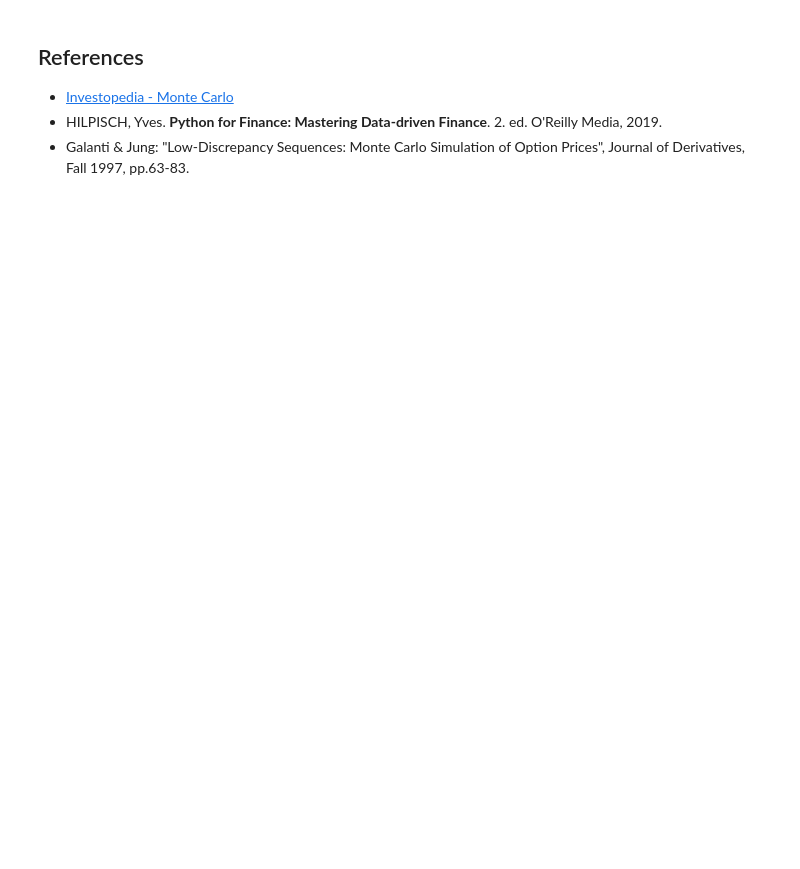
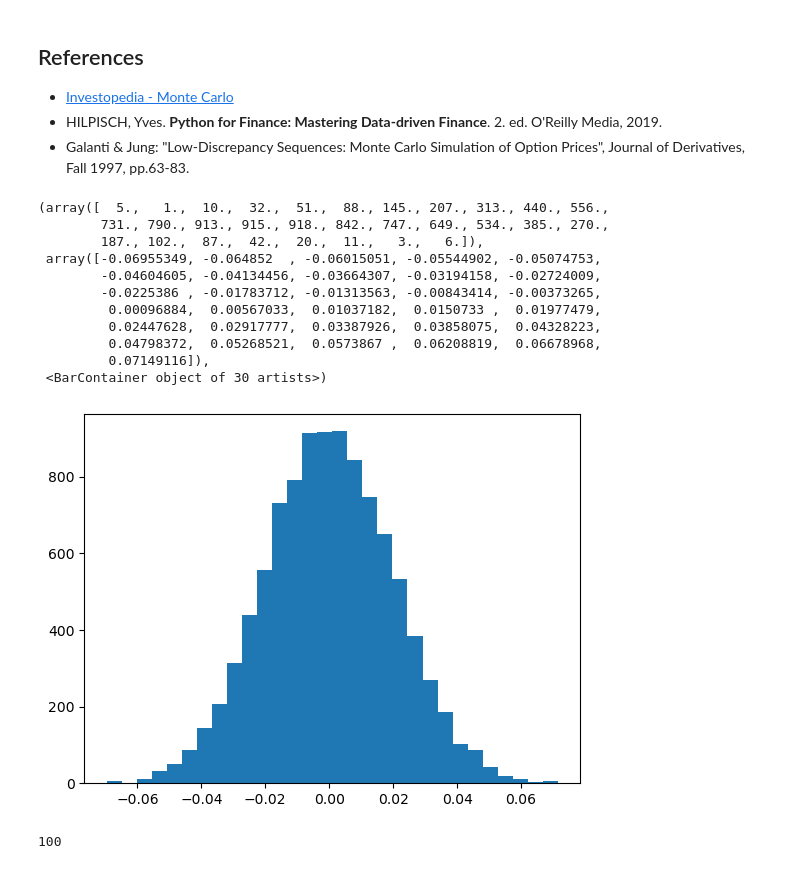
Before and after one commit to fbristotti/cqf, a Jupyter notebook: final/final.ipynb, the cells around one changed output. Cells and saved outputs as stored; diff of their text form; code cells hidden in the pictures; blank space fills up the shorter version.

```diff
--- a/final/final.ipynb
+++ b/final/final.ipynb
@@ -427,0 +487,2 @@ ZeroDivisionError: float division by zero
+# %%
+ran=np.asarray(RNG(NP))*sigma*np.sqrt(T)
@@ -430,3 +501,53 @@ ZeroDivisionError: float division by zero
 - [Investopedia - Monte Carlo](https://www.investopedia.com/articles/07/montecarlo.asp)
 - HILPISCH, Yves. **Python for Finance: Mastering Data-driven Finance**. 2. ed. O'Reilly Media, 2019.
 - Galanti & Jung: "Low-Discrepancy Sequences: Monte Carlo Simulation of Option Prices", Journal of Derivatives, Fall 1997, pp.63-83.
+# %%
+AP = False
+MM = False
+
+def RNG(I):
+    if AP == True :
+        ran = np.random.standard_normal (I/2)
+        ran = np.concatenate (( ran ,- ran ))
+    else :
+        ran = np.random.standard_normal (I)
+    if MM == True :
+        ran =ran - np.mean ( ran)
+        ran = ran / np.std ( ran )
+    return ran
+
+#we create path with the brownian bridge
+def Bridge(x,depth,depthmax,I,sigma):
+    if depth==depthmax:
+        return x
+    xmid=np.average(x,0)+0.5*RNG(I)*np.sqrt(sigma/(2**(depth-1)))
+    y=Bridge([x[0][:],xmid[:]],depth+1,depthmax,I,sigma)
+    z=Bridge([xmid[:],x[-1][:]],depth+1,depthmax,I,sigma)
+    x=np.concatenate((y[:-1][:],z[:][:]))
+    return x
+
+
+sigma = 0.02
+depth = 1
+ran=np.asarray(RNG(10000))*sigma*np.sqrt(T)
+ranBB=(np.concatenate(([ran-ran],[ran])))
+ranBB
+ranBB=Bridge(ranBB,1,depth+1,ranBB.shape[1],sigma*sigma*T)
+plt.hist(ranBB[2], bins=30)
+# %% [output]
+(array([  5.,   1.,  10.,  32.,  51.,  88., 145., 207., 313., 440., 556.,
+        731., 790., 913., 915., 918., 842., 747., 649., 534., 385., 270.,
+        187., 102.,  87.,  42.,  20.,  11.,   3.,   6.]),
+ array([-0.06955349, -0.064852  , -0.06015051, -0.05544902, -0.05074753,
+        -0.04604605, -0.04134456, -0.03664307, -0.03194158, -0.02724009,
+        -0.0225386 , -0.01783712, -0.01313563, -0.00843414, -0.00373265,
+         0.00096884,  0.00567033,  0.01037182,  0.0150733 ,  0.01977479,
+         0.02447628,  0.02917777,  0.03387926,  0.03858075,  0.04328223,
+         0.04798372,  0.05268521,  0.0573867 ,  0.06208819,  0.06678968,
+         0.07149116]),
+ <BarContainer object of 30 artists>)
+[figure, added]
+# %%
+len(ranBB[0])
+# %% [output]
+100
```
Also changed, not shown: parts of 14 cells of this notebook.
